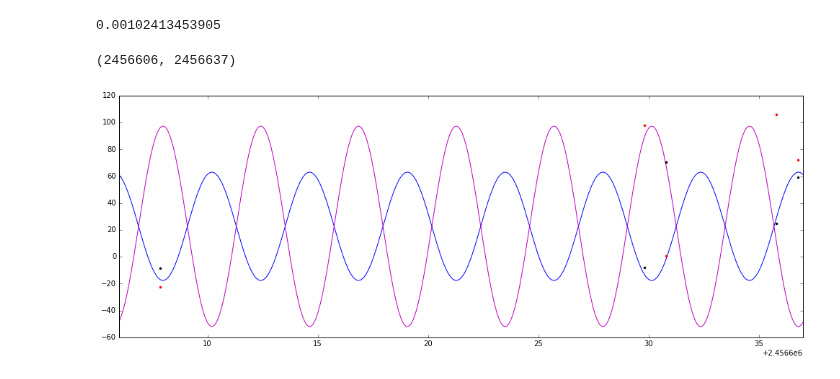
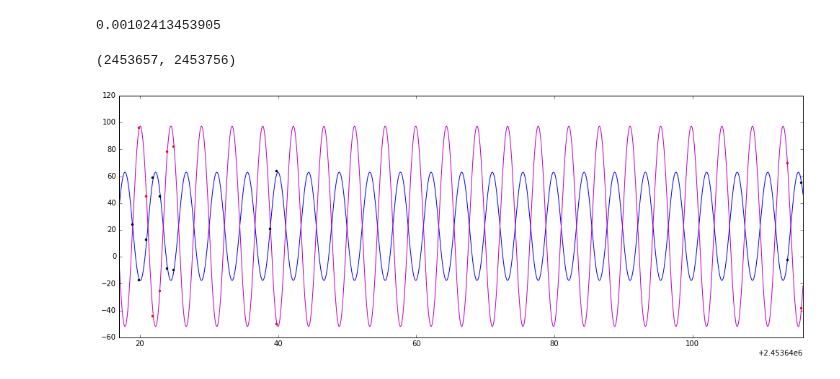
Before and after one commit to jacob-i-skinner/Orbit-Fitting, a Jupyter notebook: V1481 Ori.ipynb, the cells around one changed output. Saved outputs shown, nothing was run; the diff lists cells and outputs as text; code cells hidden in the pictures.

```diff
--- a/V1481 Ori.ipynb
+++ b/V1481 Ori.ipynb
@@ -6,7 +6,7 @@ from scipy.signal import lombscargle
 from scipy import stats
 %matplotlib inline
 filename     = 'V1481.tbl'
-system       = np.genfromtxt(filename, skip_header=12, usecols=(0, 1, 2))#, max_rows=11)
+system       = np.genfromtxt(filename, skip_header=1, usecols=(0, 1, 2))#, max_rows=11)
 
 #use only first 11 data points to use ESO data, last 5 for APOGEE data
 
@@ -192,33 +192,34 @@ def RV(parameters): #function generates RV values plot from given parameters
         E1 = E0 +(M-M0)/(1-e*np.cos(E0))
         if np.amax(E1-E0) < 1E-9:
             break
     nu = 2*np.arctan(np.sqrt((1 + e)/(1 - e))*np.tan(E1/2)) #True Anomaly is a function of Eccentric anomaly
     p, s = (K1*(np.cos(nu+w) + (e*np.cos(w)))+y), ((-K1/mass_ratio)*(np.cos(nu+w) + (e*np.cos(w)))+y)
     return p, s
 
 Period = 4.433 #period in days determined first via periodogram
 mass_ratio = 0.54
 
 T = 30 #Time offset in days, boils down to a horizontal shift in RV. T is the 'zero' point
 e = 0 #eccentricity (unitless)
 w = 0 #longitude of periastron in radians
 y = 22.7 #systemic velocity in km/s
 t = np.linspace(2453640, 2456700, num = 100000) #provides independent variable values
 
 #these parameters are star specific
 K1= -40.3 #semamplitude in km/s
 K2= -K1/mass_ratio
 
 parameters = K1, Period, T, e, w, y, t
 
 primary, secondary = RV(parameters)
 plt.figure(figsize=(17,6))
 plt.plot(t, primary)
 plt.plot(t, secondary, 'm')
 
 plt.plot(JDp, RVp, 'k.')
 plt.plot(JDs, RVs, 'r.')
-plt.xlim(2456606, 2456637)
+plt.xlim(2453657, 2453756) #uncomment for veiw of ESO points
+#plt.xlim(2456606, 2456637) #uncomment for view of APOGEE points
 # %% [output]
-(2456606, 2456637)
+(2453657, 2453756)
-[figure, old version]
+[figure, new version]
```
